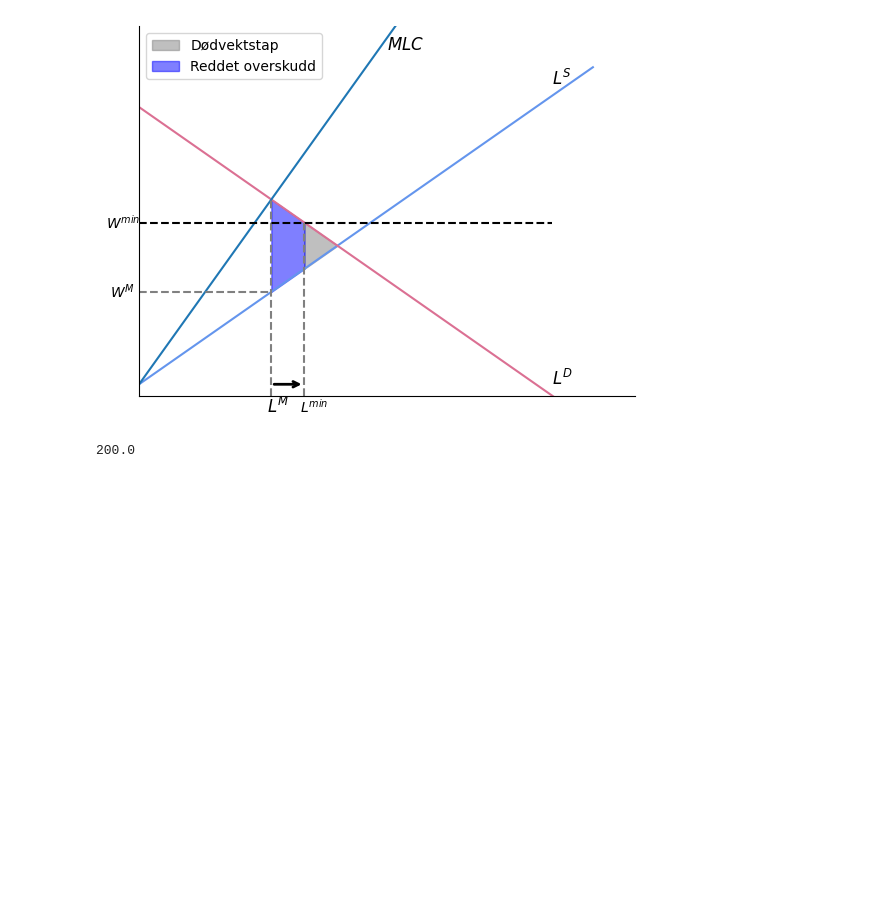
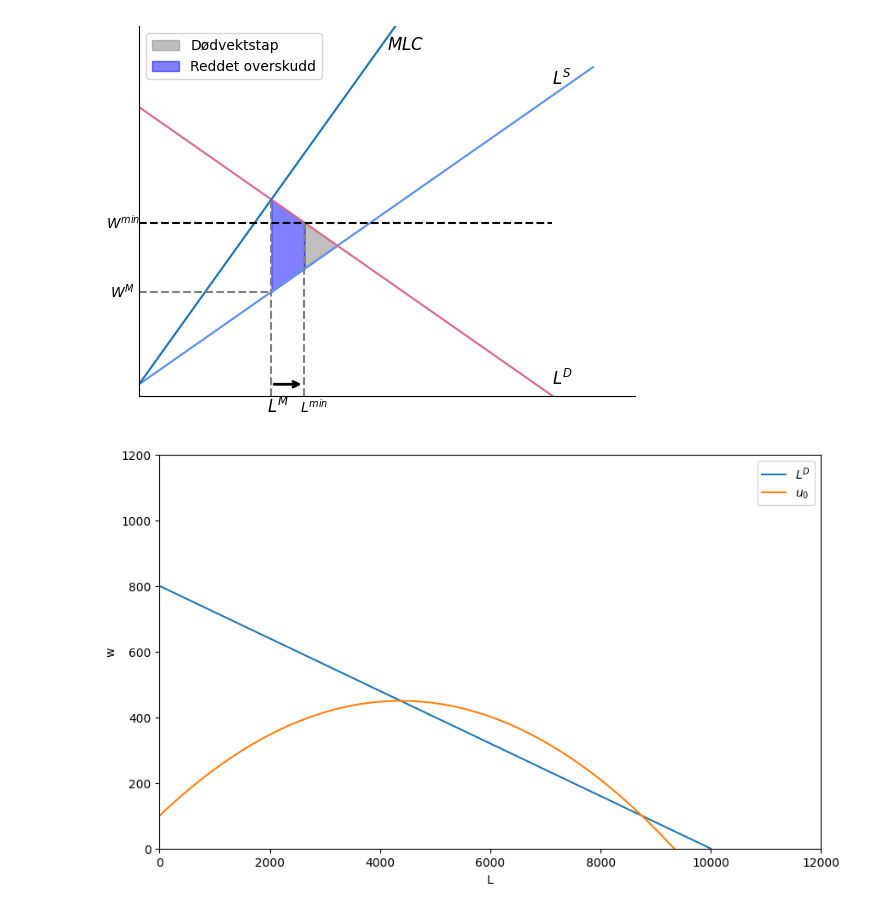
Before and after one commit to DanielFabioG/SOK-2008, a Jupyter notebook: Utfordringer/kodetil_utf_2.ipynb, the cells around one changed output. Saved outputs shown, nothing was run; the diff lists cells and outputs as text; code cells hidden in the pictures; blank space fills up the shorter version.

```diff
--- a/Utfordringer/kodetil_utf_2.ipynb
+++ b/Utfordringer/kodetil_utf_2.ipynb
@@ -289,7 +285,3 @@ ax.legend(loc="best")
 plt.show()
 # %% [output]
 [figure]
-# %%
-L_eq_num_min
-# %% [output]
-200.0
@@ -295,0 +303,47 @@ L_eq_num_min
+# %%
+L = sp.symbols('L', real=True, positive=True)
+
+# nytte funksjon
+Uf = ((800 - 0.08 * L) - 100) * L
+
+
+derivert_L = sp.diff(Uf, L)
+
+L_max = sp.solve(derivert_L, L)[0]
+
+
+w_max = w.subs(L, L_max)
+
+nytte = (w_max - 100) * L_max
+nytte #1.5mill wtf
+
+x8 = np.linspace(0.01, 10000, 100)
+x9 = np.linspace(float(L_max), 10000, 100)
+def wages(x8):
+    return 800 - 0.08 * x8
+
+
+nyttekurve = sp.solve(Uf - nytte, w)
+
+nyttekurve_func = sp.lambdify(L, nyttekurve[0])
+
+# Plotte show
+fig, ax = plt.subplots(figsize=(10, 6))
+
+# Setter x og y lim
+ax.set_xlim(0, 12000)
+ax.set_ylim(0, 1200)
+
+# Setter x og y labels
+ax.set_xlabel("L")
+ax.set_ylabel("w")
+
+# Plotter labour demand
+ax.plot(x8, wages(x8), label="$L^D$")
+
+# Plotter indif
+ax.plot(x8, nyttekurve_func(x8), label="$u_0$")
+plt.legend()
+plt.show()
+# %% [output]
+[figure, added]
```
Also changed, not shown: parts of 2 cells of this notebook, 8 other files.
